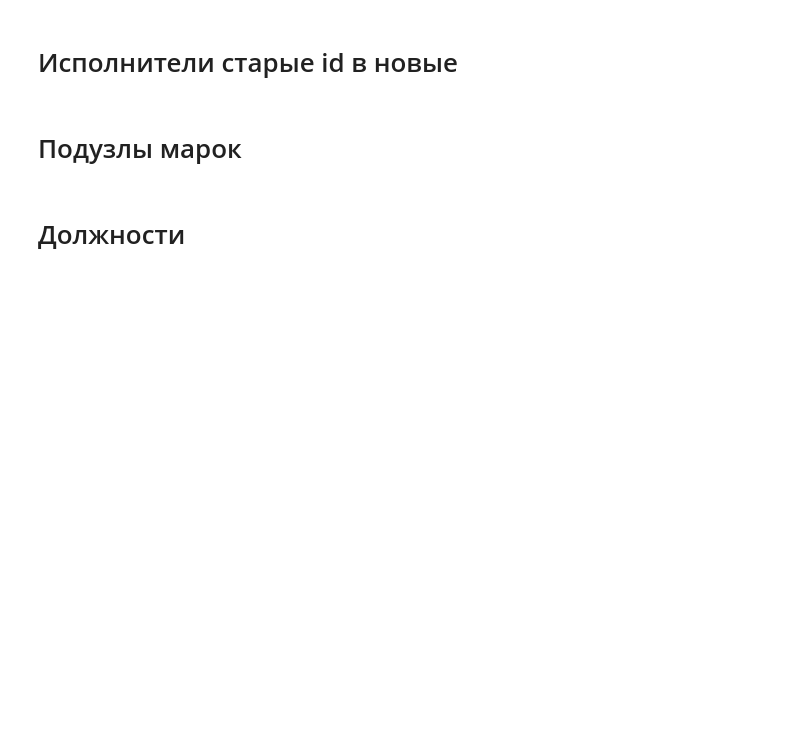
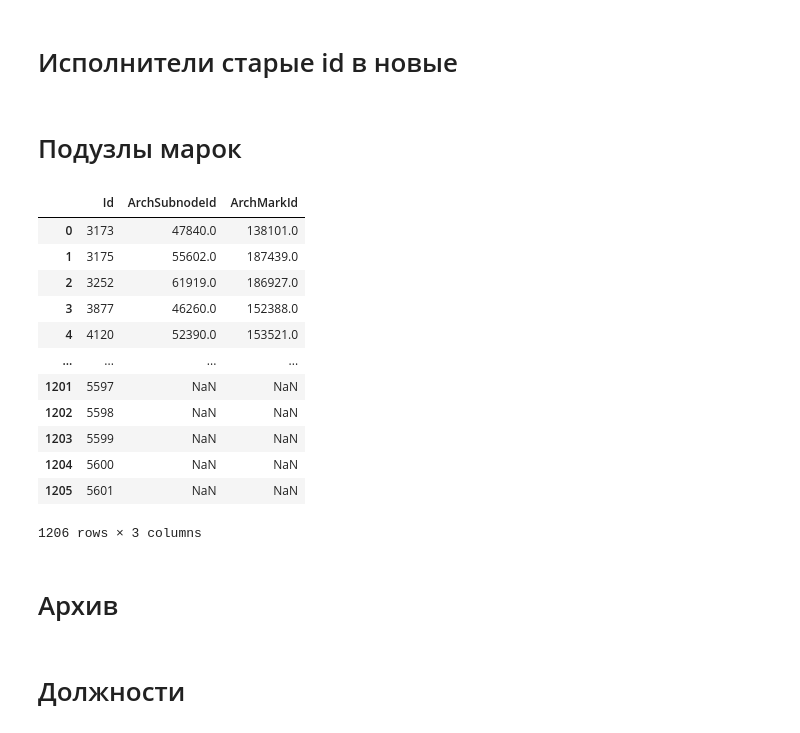
Before and after one commit to Firkhraag/DocumentsKM, a Jupyter notebook: data/migration_sql_server.ipynb, the cells around one changed output. Cells and saved outputs as stored; diff of their text form; code cells hidden in the pictures; blank space fills up the shorter version.

```diff
--- a/data/migration_sql_server.ipynb
+++ b/data/migration_sql_server.ipynb
@@ -99,0 +100,20 @@ df.to_csv('mark_archive.csv', index=False)
+# %%
+mark_archive = pd.read_csv("mark_archive.csv")
+# %%
+mark_archive
+# %% [output]
+|  | Id | ArchSubnodeId | ArchMarkId |
+| 0 | 3173 | 47840.0 | 138101.0 |
+| 1 | 3175 | 55602.0 | 187439.0 |
+| 2 | 3252 | 61919.0 | 186927.0 |
+| 3 | 3877 | 46260.0 | 152388.0 |
+| 4 | 4120 | 52390.0 | 153521.0 |
+| ... | ... | ... | ... |
+| 1201 | 5597 | NaN | NaN |
+| 1202 | 5598 | NaN | NaN |
+| 1203 | 5599 | NaN | NaN |
+| 1204 | 5600 | NaN | NaN |
+| 1205 | 5601 | NaN | NaN |
+1206 rows × 3 columns
+# %% [markdown]
+<h1>Архив</h1>
```
Also changed, not shown: parts of 24 cells of this notebook, 10 other files.
